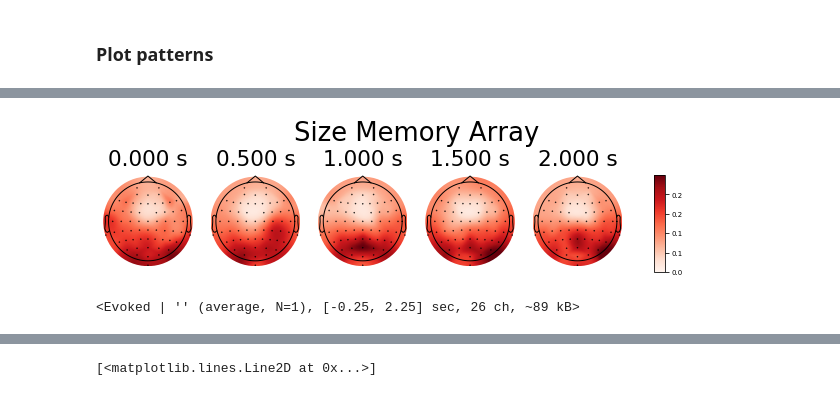
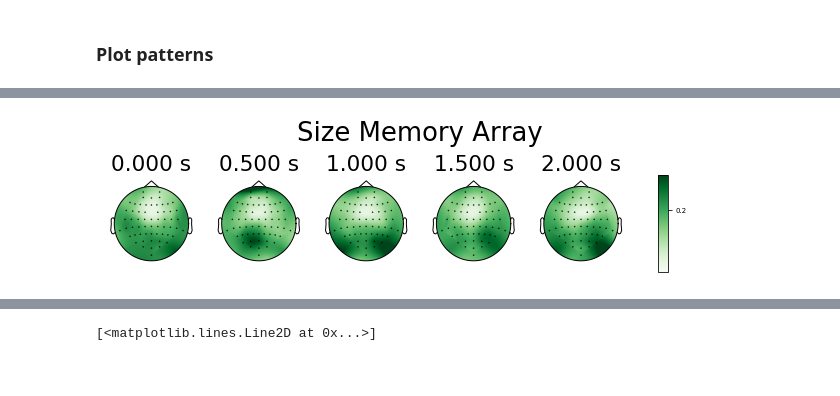
Before and after one commit to eioe/vMemEcc-Analyses, a Jupyter notebook: Analyses_Py/ynb_decode_tfr_plotters.ipynb, the cells around one changed output, grey strips where cells are left out. Cells and saved outputs as stored; diff of their text form; code cells hidden in the pictures.

Commit message:
clean up tfr decod plotter file

```diff
--- a/Analyses_Py/ynb_decode_tfr_plotters.ipynb
+++ b/Analyses_Py/ynb_decode_tfr_plotters.ipynb
@@ -467,34 +457,30 @@ array([[ 6.,  8.],
 # %%
 plt.rcParams['svg.fonttype'] = 'none'
 # pick only first CSP component and average across freqs of interest:
 #for i in np.arange(sub_patterns_all.shape[0]):
 sub_patterns = sub_patterns_all[:,0,:,:,:] # .mean(axis=1) #
 sub_patterns = sub_patterns[:,:,2:5,:].mean(axis=-2)
 sub_patterns_avg = sub_patterns.squeeze()
 # normalize them by l2 norm to allow fair average across subjects:
 sub_patterns_avg = sub_patterns_avg / np.linalg.norm(sub_patterns_avg, axis=1, ord=2, keepdims=True)
 sub_patterns_avg = np.abs(sub_patterns_avg)
 sub_patterns_avg = sub_patterns_avg.mean(axis=0)
 
 # normalize per timebin
 sub_patterns_avg = sub_patterns_avg / np.linalg.norm(sub_patterns_avg, axis=0, ord=2, keepdims=True)
 # get dummy epos.info file to get electrode locations
 dummy_epos_info = get_evoked_info(picks_str='All')
 
 # Build new pseudo Evoke obj:
 sub_patterns_evo = EvokedArray(sub_patterns_avg, dummy_epos_info)
 sub_patterns_evo.times = times
 #sub_patterns_evo.plot_topomap()
 fig = sub_patterns_evo.plot_topomap(times = times[1::2], #times, # [0.25, 0.4, 0.55, 0.85, 1.15, 1.25, 1.35, 1.45, 1.5, 1.6, 1.8, 2.0],
                               scalings=1, units='',
-                                title=config.labels['Load'], cmap = 'Reds', vmin = 0, contours=0, ch_type='eeg')
-fpath = op.join(config.path_plots, '10_tfr_decoding')
+                                title=config.labels['Load'], cmap = 'Greens', vmin = 0, contours=0, ch_type='eeg')
+fpath = op.join(config.paths['plots'], '10_tfr_decoding')
 helpers.chkmk_dir(fpath)
 fname = op.join(fpath, 'AUC-Load_overall_patterns.svg')
 fig.savefig(fname)
 # %% [output]
-[figure, old version]
+[figure, new version]
-# %%
-sub_patterns_evo
-# %% [output]
-<Evoked | '' (average, N=1), [-0.25, 2.25] sec, 26 ch, ~89 kB>
```
Also changed, not shown: parts of 36 cells of this notebook.
